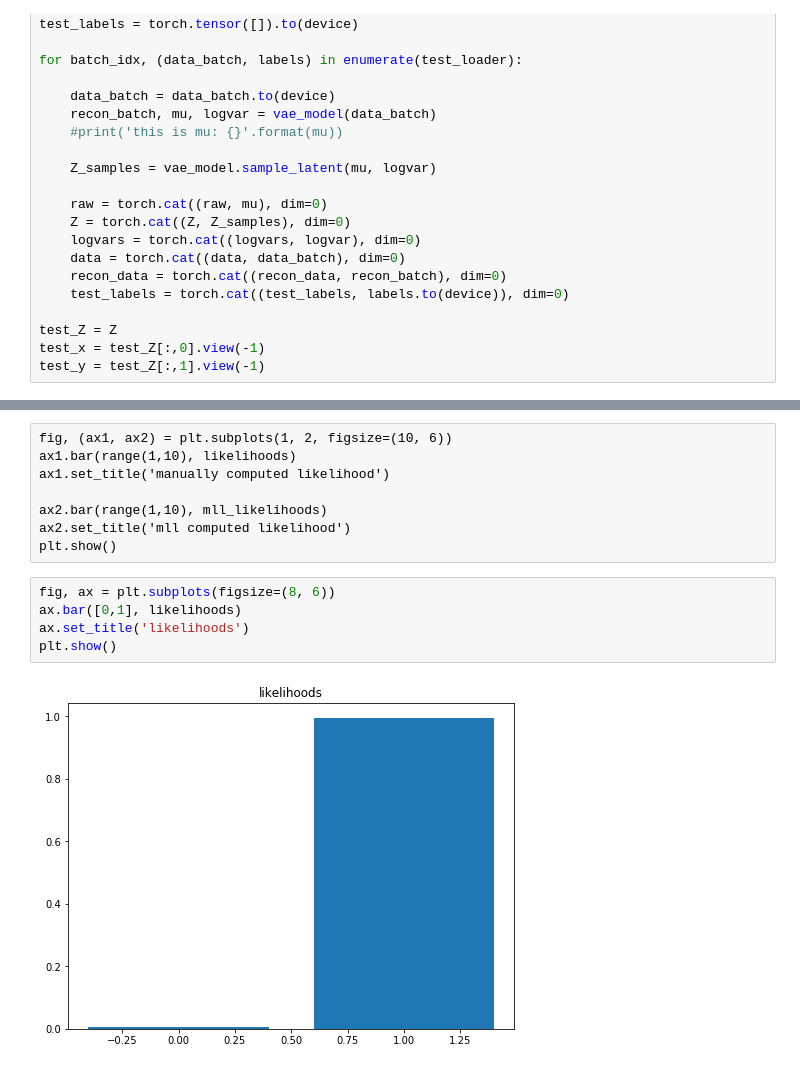
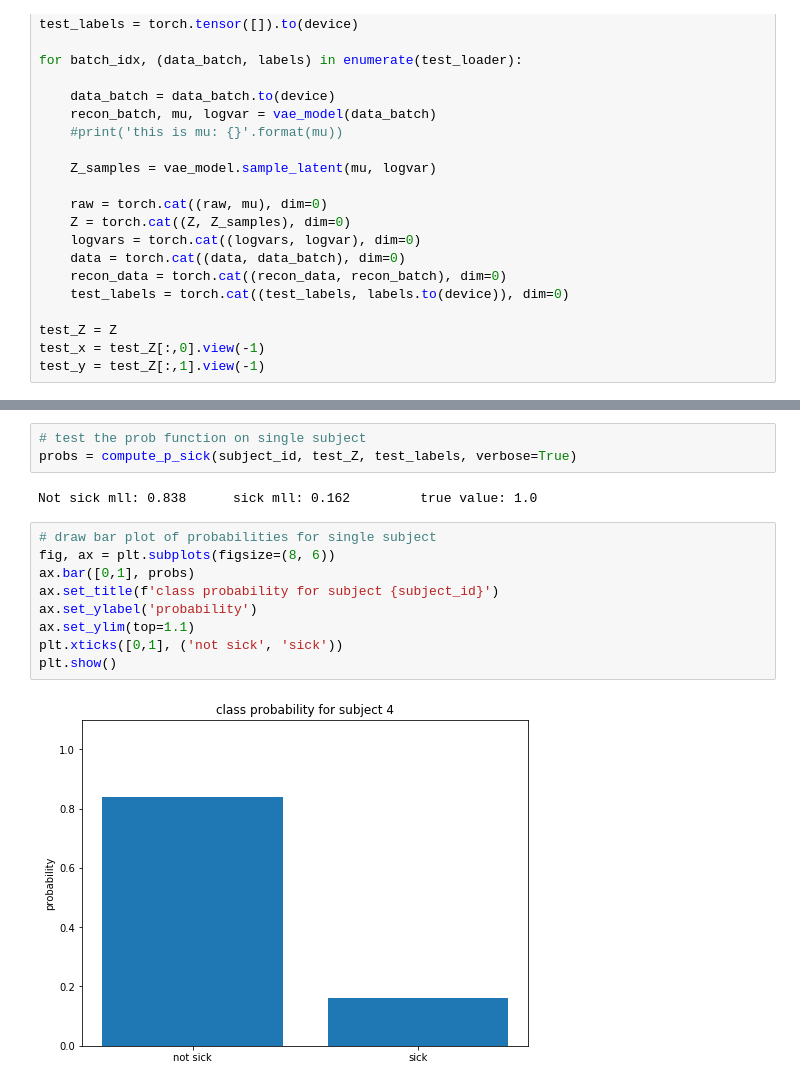
Before and after one commit to smentu/HIT_VAE, a Jupyter notebook: hit_vae/experiments/GPPVAE_demo_flip.ipynb, the cells around one changed output, grey strips where cells are left out. Saved outputs shown, nothing was run; the diff lists cells and outputs as text.

```diff
--- a/hit_vae/experiments/GPPVAE_demo_flip.ipynb
+++ b/hit_vae/experiments/GPPVAE_demo_flip.ipynb
@@ -666,15 +662,16 @@ stats.norm.pdf(test_x, mu, sigma)
-# %% [raw]
-fig, (ax1, ax2) = plt.subplots(1, 2, figsize=(10, 6))
-ax1.bar(range(1,10), likelihoods)
-ax1.set_title('manually computed likelihood')
-
-ax2.bar(range(1,10), mll_likelihoods)
-ax2.set_title('mll computed likelihood')
-plt.show()
-# %%
-fig, ax = plt.subplots(figsize=(8, 6))
-ax.bar([0,1], likelihoods)
-ax.set_title('likelihoods')
-plt.show()
-# %% [output]
-[figure, removed]
+# %%
+# test the prob function on single subject
+probs = compute_p_sick(subject_id, test_Z, test_labels, verbose=True)
+# %% [output]
+Not sick mll: 0.838      sick mll: 0.162         true value: 1.0
+# %%
+# draw bar plot of probabilities for single subject
+fig, ax = plt.subplots(figsize=(8, 6))
+ax.bar([0,1], probs)
+ax.set_title(f'class probability for subject {subject_id}')
+ax.set_ylabel('probability')
+ax.set_ylim(top=1.1)
+plt.xticks([0,1], ('not sick', 'sick'))
+plt.show()
+# %% [output]
+[figure, added]
```
Also changed, not shown: parts of 9 cells of this notebook.
